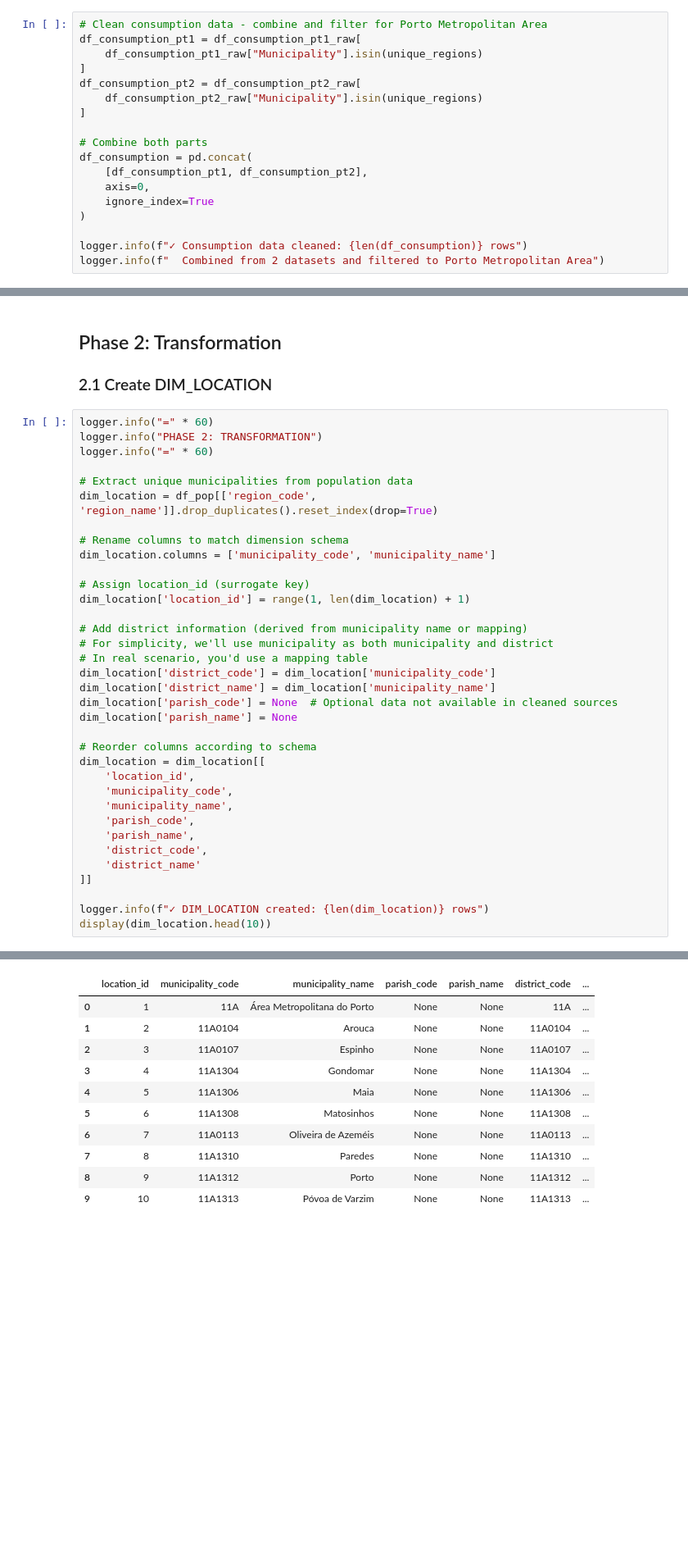
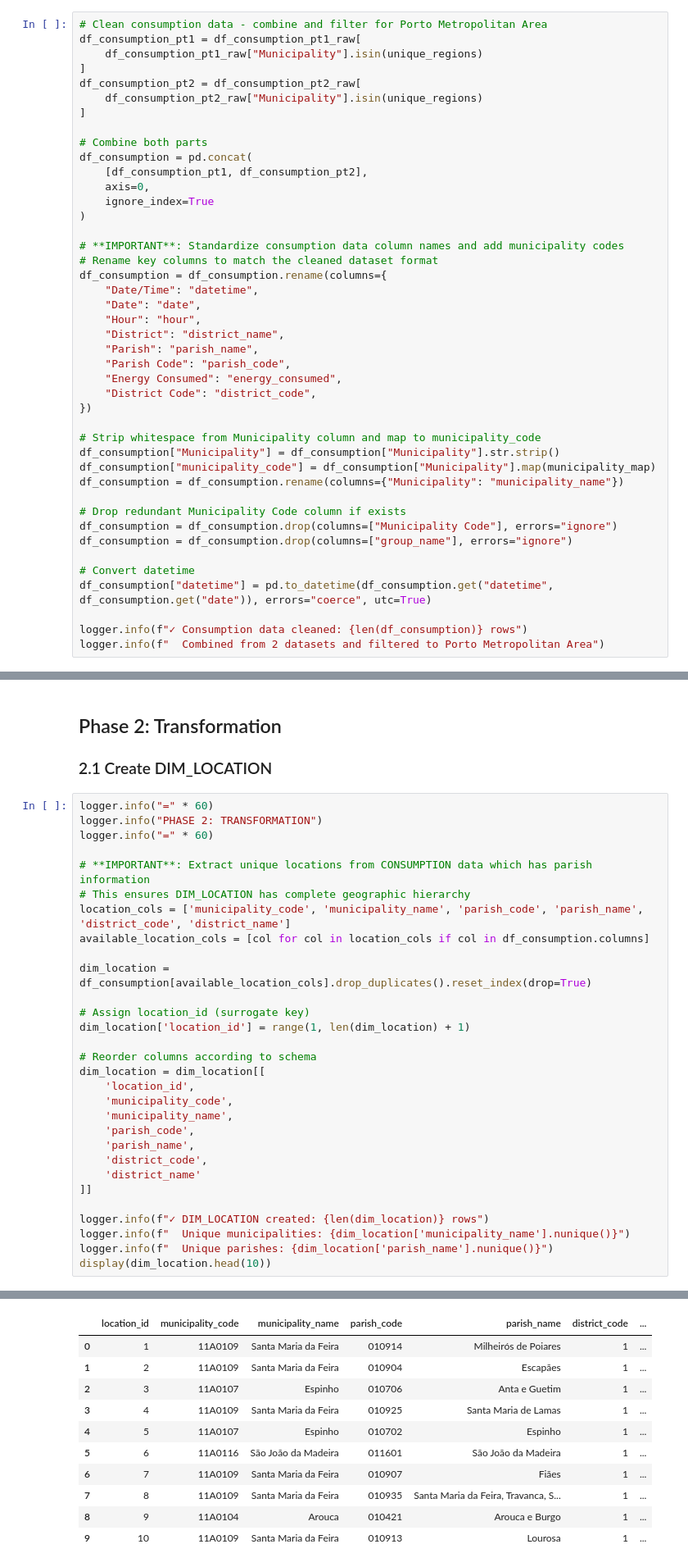
Before and after one commit to nnovajulian08/DataScienceLab, a Jupyter notebook: DW_Complete/ETL_Workflow.ipynb, the cells around one changed output, grey strips where cells are left out. Shown at 82% size. Saved outputs shown, nothing was run; the diff lists cells and outputs as text; blank space fills up the shorter version.

```diff
--- a/DW_Complete/ETL_Workflow.ipynb
+++ b/DW_Complete/ETL_Workflow.ipynb
@@ -198,6 +277,31 @@ df_consumption = pd.concat(
     ignore_index=True
 )
 
+# **IMPORTANT**: Standardize consumption data column names and add municipality codes
+# Rename key columns to match the cleaned dataset format
+df_consumption = df_consumption.rename(columns={
+    "Date/Time": "datetime",
+    "Date": "date",
+    "Hour": "hour",
+    "District": "district_name",
+    "Parish": "parish_name",
+    "Parish Code": "parish_code",
+    "Energy Consumed": "energy_consumed",
+    "District Code": "district_code",
+})
+
+# Strip whitespace from Municipality column and map to municipality_code
+df_consumption["Municipality"] = df_consumption["Municipality"].str.strip()
+df_consumption["municipality_code"] = df_consumption["Municipality"].map(municipality_map)
+df_consumption = df_consumption.rename(columns={"Municipality": "municipality_name"})
+
+# Drop redundant Municipality Code column if exists
+df_consumption = df_consumption.drop(columns=["Municipality Code"], errors="ignore")
+df_consumption = df_consumption.drop(columns=["group_name"], errors="ignore")
+
+# Convert datetime
+df_consumption["datetime"] = pd.to_datetime(df_consumption.get("datetime", df_consumption.get("date")), errors="coerce", utc=True)
+
 logger.info(f"✓ Consumption data cleaned: {len(df_consumption)} rows")
 logger.info(f"  Combined from 2 datasets and filtered to Porto Metropolitan Area")
 # %% [output]
@@ -316,22 +457,15 @@ logger.info("=" * 60)
 logger.info("PHASE 2: TRANSFORMATION")
 logger.info("=" * 60)
 
-# Extract unique municipalities from population data
-dim_location = df_pop[['region_code', 'region_name']].drop_duplicates().reset_index(drop=True)
+# **IMPORTANT**: Extract unique locations from CONSUMPTION data which has parish information
+# This ensures DIM_LOCATION has complete geographic hierarchy
+location_cols = ['municipality_code', 'municipality_name', 'parish_code', 'parish_name', 'district_code', 'district_name']
+available_location_cols = [col for col in location_cols if col in df_consumption.columns]
 
-# Rename columns to match dimension schema
-dim_location.columns = ['municipality_code', 'municipality_name']
+dim_location = df_consumption[available_location_cols].drop_duplicates().reset_index(drop=True)
 
 # Assign location_id (surrogate key)
 dim_location['location_id'] = range(1, len(dim_location) + 1)
-
-# Add district information (derived from municipality name or mapping)
-# For simplicity, we'll use municipality as both municipality and district
-# In real scenario, you'd use a mapping table
-dim_location['district_code'] = dim_location['municipality_code']
-dim_location['district_name'] = dim_location['municipality_name']
-dim_location['parish_code'] = None  # Optional data not available in cleaned sources
-dim_location['parish_name'] = None
 
 # Reorder columns according to schema
 dim_location = dim_location[[
@@ -345,5 +479,7 @@ dim_location = dim_location[[
 ]]
 
 logger.info(f"✓ DIM_LOCATION created: {len(dim_location)} rows")
+logger.info(f"  Unique municipalities: {dim_location['municipality_name'].nunique()}")
+logger.info(f"  Unique parishes: {dim_location['parish_name'].nunique()}")
 display(dim_location.head(10))
 # %% [output]
@@ -354,13 +492,13 @@ display(dim_location.head(10))
 |  | location_id | municipality_code | municipality_name | parish_code | parish_name | district_code | ... |
-| 0 | 1 | 11A | Área Metropolitana do Porto | None | None | 11A | ... |
-| 1 | 2 | 11A0104 | Arouca | None | None | 11A0104 | ... |
-| 2 | 3 | 11A0107 | Espinho | None | None | 11A0107 | ... |
-| 3 | 4 | 11A1304 | Gondomar | None | None | 11A1304 | ... |
-| 4 | 5 | 11A1306 | Maia | None | None | 11A1306 | ... |
-| 5 | 6 | 11A1308 | Matosinhos | None | None | 11A1308 | ... |
-| 6 | 7 | 11A0113 | Oliveira de Azeméis | None | None | 11A0113 | ... |
-| 7 | 8 | 11A1310 | Paredes | None | None | 11A1310 | ... |
-| 8 | 9 | 11A1312 | Porto | None | None | 11A1312 | ... |
-| 9 | 10 | 11A1313 | Póvoa de Varzim | None | None | 11A1313 | ... |
+| 0 | 1 | 11A0109 | Santa Maria da Feira | 010914 | Milheirós de Poiares | 1 | ... |
+| 1 | 2 | 11A0109 | Santa Maria da Feira | 010904 | Escapães | 1 | ... |
+| 2 | 3 | 11A0107 | Espinho | 010706 | Anta e Guetim | 1 | ... |
+| 3 | 4 | 11A0109 | Santa Maria da Feira | 010925 | Santa Maria de Lamas | 1 | ... |
+| 4 | 5 | 11A0107 | Espinho | 010702 | Espinho | 1 | ... |
+| 5 | 6 | 11A0116 | São João da Madeira | 011601 | São João da Madeira | 1 | ... |
+| 6 | 7 | 11A0109 | Santa Maria da Feira | 010907 | Fiães | 1 | ... |
+| 7 | 8 | 11A0109 | Santa Maria da Feira | 010935 | Santa Maria da Feira, Travanca, S... | 1 | ... |
+| 8 | 9 | 11A0104 | Arouca | 010421 | Arouca e Burgo | 1 | ... |
+| 9 | 10 | 11A0109 | Santa Maria da Feira | 010913 | Lourosa | 1 | ... |
 # %% [markdown]
 ### 2.2 Create DIM_TIME
```
Also changed, not shown: parts of 33 cells of this notebook.
